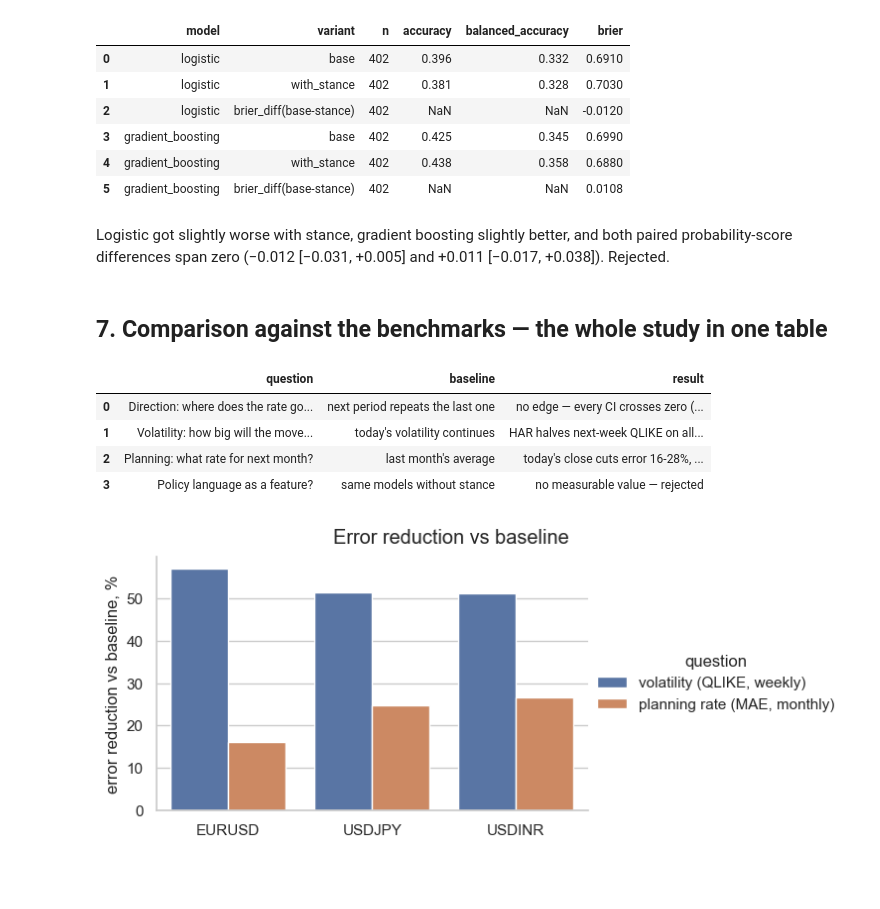
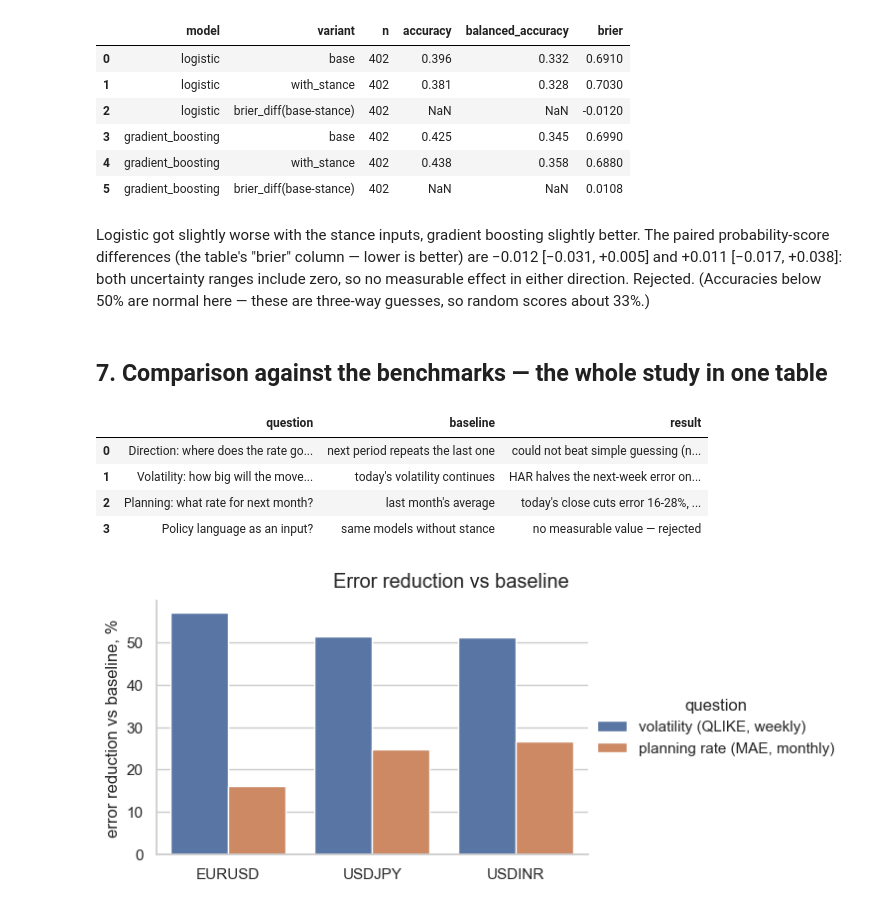
Before and after one commit to jatin-hans/currency-pair-prediction, a Jupyter notebook: notebooks/02_volatility_and_planning.ipynb, the cells around one changed output. Drawn from its saved outputs; the diff is of its cells as text; code cells hidden in the pictures; blank space fills up the shorter version.

```diff
--- a/notebooks/02_volatility_and_planning.ipynb
+++ b/notebooks/02_volatility_and_planning.ipynb
@@ -298,33 +308,36 @@ ablation[["model", "variant", "n", "accuracy", "balanced_accuracy", "brier"]]
 | 4 | gradient_boosting | with_stance | 402 | 0.438 | 0.358 | 0.6880 |
 | 5 | gradient_boosting | brier_diff(base-stance) | 402 | NaN | NaN | 0.0108 |
 # %% [markdown]
-Logistic got slightly worse with stance, gradient boosting slightly better, and
-both paired probability-score differences span zero (−0.012 [−0.031, +0.005] and
-+0.011 [−0.017, +0.038]). Rejected.
+Logistic got slightly worse with the stance inputs, gradient boosting slightly
+better. The paired probability-score differences (the table's "brier" column —
+lower is better) are −0.012 [−0.031, +0.005] and +0.011 [−0.017, +0.038]: both
+uncertainty ranges include zero, so no measurable effect in either direction.
+Rejected. (Accuracies below 50% are normal here — these are three-way guesses,
+so random scores about 33%.)
 # %% [markdown]
 ## 7. Comparison against the benchmarks — the whole study in one table
 # %%
 summary = pd.DataFrame([
     {"question": "Direction: where does the rate go next?",
      "baseline": "next period repeats the last one",
-     "result": "no edge — every CI crosses zero (notebook 1)"},
+     "result": "could not beat simple guessing (notebook 1)"},
     {"question": "Volatility: how big will the moves be?",
      "baseline": "today's volatility continues",
-     "result": "HAR halves next-week QLIKE on all 3 pairs"},
+     "result": "HAR halves the next-week error on all 3 pairs"},
     {"question": "Planning: what rate for next month?",
      "baseline": "last month's average",
      "result": "today's close cuts error 16-28%, no model needed"},
-    {"question": "Policy language as a feature?",
+    {"question": "Policy language as an input?",
      "baseline": "same models without stance",
      "result": "no measurable value — rejected"},
 ])
 summary
 # %% [output]
 |  | question | baseline | result |
-| 0 | Direction: where does the rate go... | next period repeats the last one | no edge — every CI crosses zero (... |
-| 1 | Volatility: how big will the move... | today's volatility continues | HAR halves next-week QLIKE on all... |
+| 0 | Direction: where does the rate go... | next period repeats the last one | could not beat simple guessing (n... |
+| 1 | Volatility: how big will the move... | today's volatility continues | HAR halves the next-week error on... |
 | 2 | Planning: what rate for next month? | last month's average | today's close cuts error 16-28%, ... |
-| 3 | Policy language as a feature? | same models without stance | no measurable value — rejected |
+| 3 | Policy language as an input? | same models without stance | no measurable value — rejected |
 # %%
 # Close the loop: what each answerable question earned over its baseline.
 gains = []
```
Also changed, not shown: parts of 12 cells of this notebook, 1 other file.
